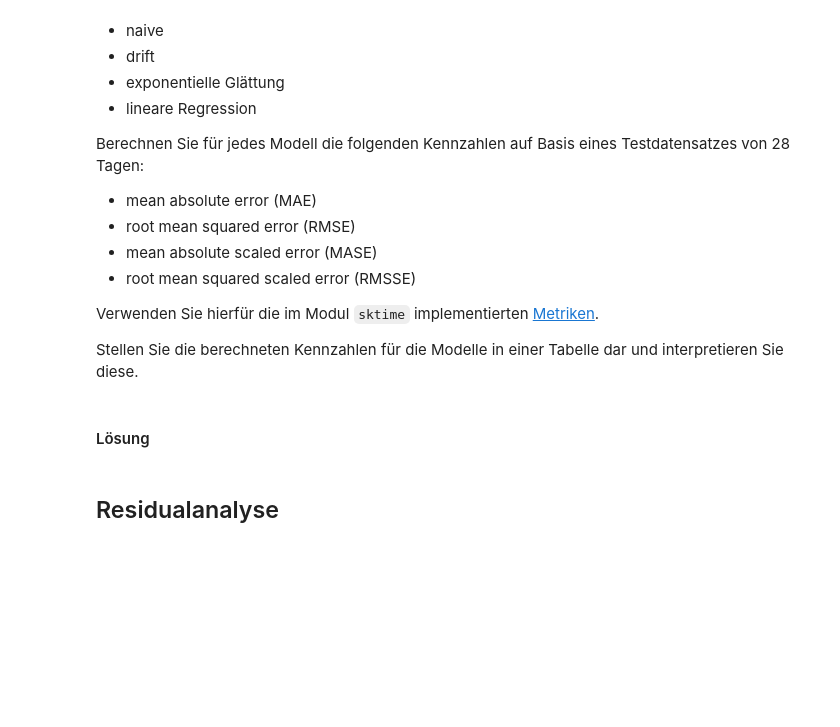
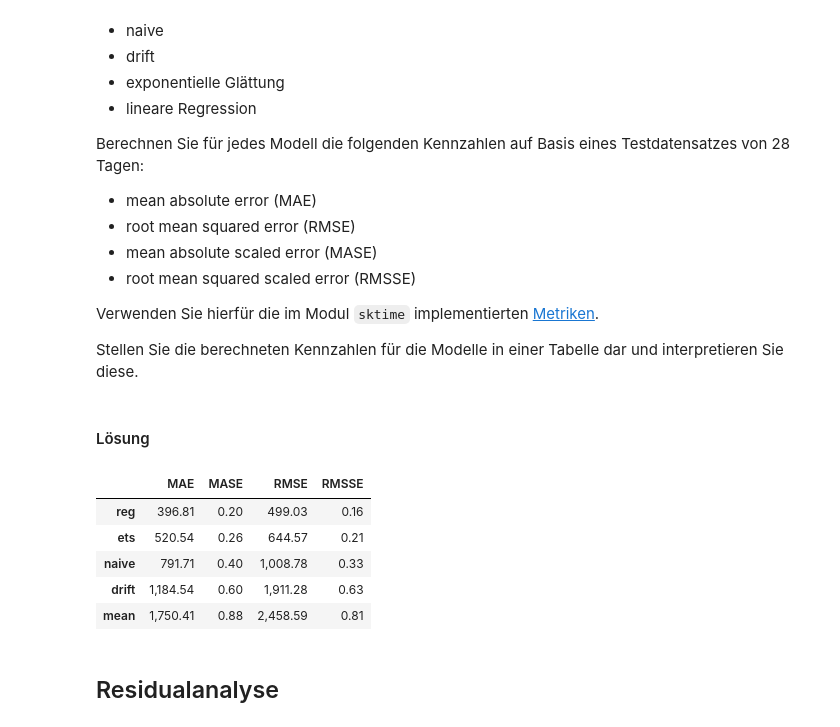
Before and after one commit to schemm/forecasting, a Jupyter notebook: RossmannStoreSales.ipynb, the cells around one changed output. Cells and saved outputs as stored; diff of their text form; code cells hidden in the pictures; blank space fills up the shorter version.

```diff
--- a/RossmannStoreSales.ipynb
+++ b/RossmannStoreSales.ipynb
@@ -302,6 +393,53 @@ Verwenden Sie hierfür die im Modul `sktime` implementierten [Metriken](https://
 Stellen Sie die berechneten Kennzahlen für die Modelle in einer Tabelle dar und interpretieren Sie diese.
 # %% [markdown]
 #### Lösung
+# %%
+from sktime.forecasting.naive import NaiveForecaster
+from sktime.forecasting.exp_smoothing import ExponentialSmoothing
+from sklearn.linear_model import LinearRegression
+from sktime.forecasting.compose import make_reduction
+from sktime.forecasting.base import ForecastingHorizon
+from sktime.forecasting.model_selection import temporal_train_test_split
+from sktime.performance_metrics.forecasting import mean_absolute_error as MAE
+from sktime.performance_metrics.forecasting import mean_absolute_scaled_error as MASE
+from sktime.performance_metrics.forecasting import mean_squared_error as MSE
+from sktime.performance_metrics.forecasting import mean_squared_scaled_error as MSSE
+
+data = demand[demand.Store == 1]
+train, test = temporal_train_test_split(data, test_size = 28)
+
+train.index.freq = 'D'
+test.index.freq = 'D'
+fh = ForecastingHorizon(test.index, is_relative = False)
+
+forecast = {}
+forecast['mean'] = NaiveForecaster(strategy = 'mean', sp = 7)
+forecast['naive'] = NaiveForecaster(strategy = 'last', sp = 7)
+forecast['drift'] = NaiveForecaster(strategy = 'drift')
+forecast['ets'] = ExponentialSmoothing(trend = None, seasonal = 'add', sp = 7)
+forecast['reg'] = make_reduction(LinearRegression(), window_length = 28, strategy = "recursive")
+
+prediction = pd.DataFrame()
+for model in ['mean', 'naive', 'drift', 'ets', 'reg']:
+        prediction[model] = forecast[model].fit(train['Sales']).predict(fh)
+#display(prediction)
+
+metric_x_model = pd.DataFrame()
+metric_x_model['MAE'] = prediction.apply(MAE, axis = 0, y_pred = test['Sales'])
+metric_x_model['MASE'] = prediction.apply(MASE, axis = 0, y_pred = test['Sales'], y_train = train['Sales'])
+metric_x_model['RMSE'] = prediction.apply(MSE, axis = 0, y_pred = test['Sales'], square_root = True)
+metric_x_model['RMSSE'] = prediction.apply(MSSE, axis = 0, y_pred = test['Sales'], y_train = train['Sales'], square_root = True)
+
+
+pd.options.display.float_format = '{:,.2f}'.format
+display(metric_x_model.sort_values(by = 'MAE', ascending = True))
+# %% [output]
+|  | MAE | MASE | RMSE | RMSSE |
+| reg | 396.81 | 0.20 | 499.03 | 0.16 |
+| ets | 520.54 | 0.26 | 644.57 | 0.21 |
+| naive | 791.71 | 0.40 | 1,008.78 | 0.33 |
+| drift | 1,184.54 | 0.60 | 1,911.28 | 0.63 |
+| mean | 1,750.41 | 0.88 | 2,458.59 | 0.81 |
 # %% [markdown]
 ## Residualanalyse
 # %%
```
Also changed, not shown: parts of 4 cells of this notebook.
